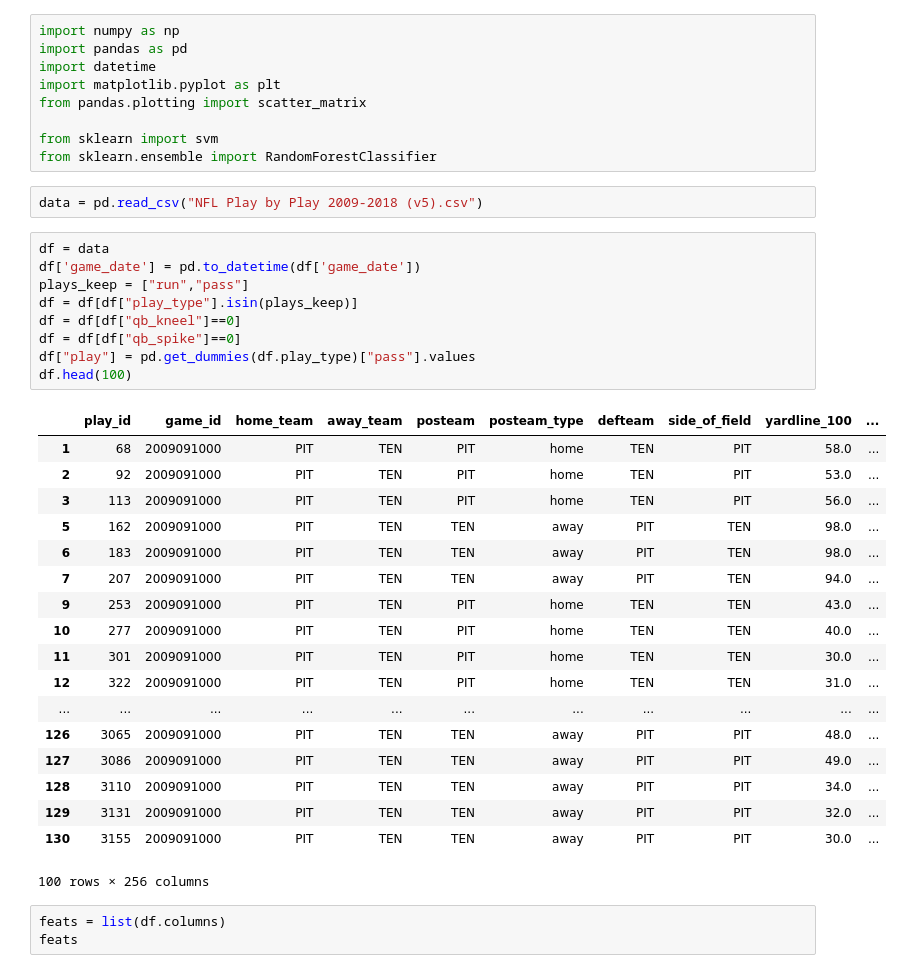
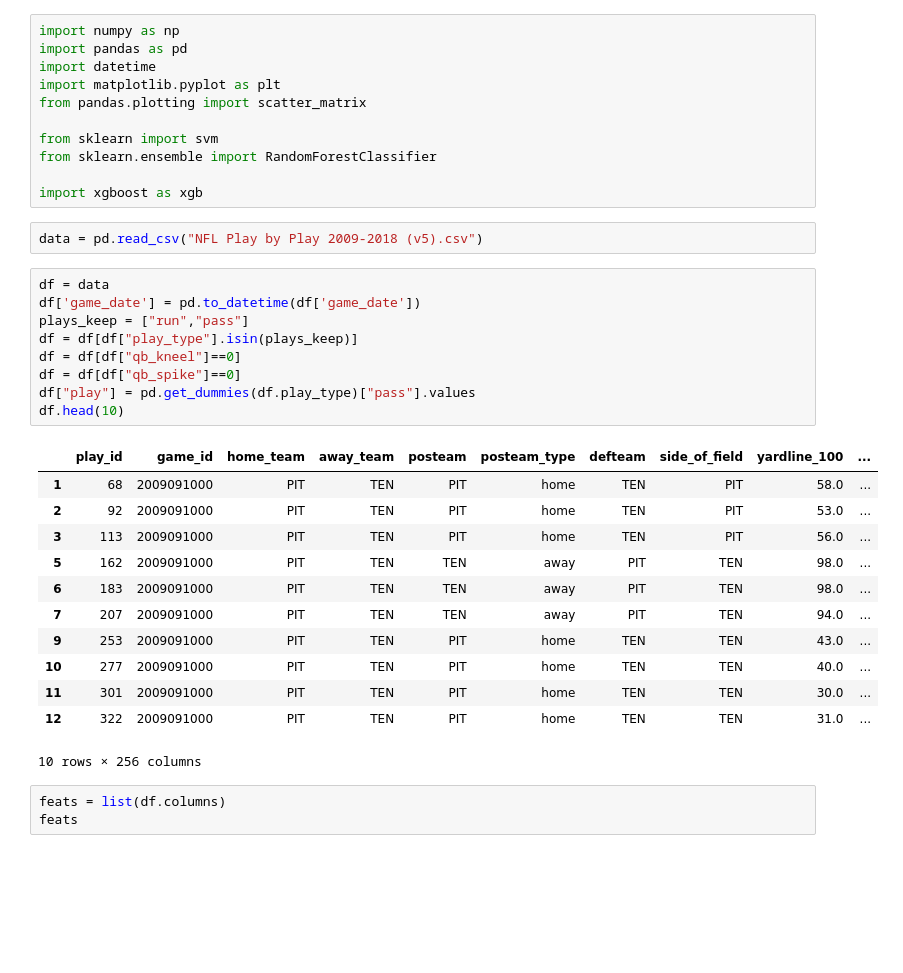
Before and after one commit to milanrshah/ORIE_4741-NFL_Play_Prediction, a Jupyter notebook: nfl/NFL.ipynb, the cells around one changed output. Drawn from its saved outputs; the diff is of its cells as text; blank space fills up the shorter version.

```diff
--- a/nfl/NFL.ipynb
+++ b/nfl/NFL.ipynb
@@ -7,36 +7,32 @@ from pandas.plotting import scatter_matrix
 
 from sklearn import svm
 from sklearn.ensemble import RandomForestClassifier
+
+import xgboost as xgb
 # %%
 data = pd.read_csv("NFL Play by Play 2009-2018 (v5).csv")
 # %%
 df = data
 df['game_date'] = pd.to_datetime(df['game_date'])
 plays_keep = ["run","pass"]
 df = df[df["play_type"].isin(plays_keep)]
 df = df[df["qb_kneel"]==0]
 df = df[df["qb_spike"]==0]
 df["play"] = pd.get_dummies(df.play_type)["pass"].values
-df.head(100)
+df.head(10)
 # %% [output]
 |  | play_id | game_id | home_team | away_team | posteam | posteam_type | defteam | side_of_field | yardline_100 | ... |
 | 1 | 68 | 2009091000 | PIT | TEN | PIT | home | TEN | PIT | 58.0 | ... |
 | 2 | 92 | 2009091000 | PIT | TEN | PIT | home | TEN | PIT | 53.0 | ... |
 | 3 | 113 | 2009091000 | PIT | TEN | PIT | home | TEN | PIT | 56.0 | ... |
 | 5 | 162 | 2009091000 | PIT | TEN | TEN | away | PIT | TEN | 98.0 | ... |
 | 6 | 183 | 2009091000 | PIT | TEN | TEN | away | PIT | TEN | 98.0 | ... |
 | 7 | 207 | 2009091000 | PIT | TEN | TEN | away | PIT | TEN | 94.0 | ... |
 | 9 | 253 | 2009091000 | PIT | TEN | PIT | home | TEN | TEN | 43.0 | ... |
 | 10 | 277 | 2009091000 | PIT | TEN | PIT | home | TEN | TEN | 40.0 | ... |
 | 11 | 301 | 2009091000 | PIT | TEN | PIT | home | TEN | TEN | 30.0 | ... |
 | 12 | 322 | 2009091000 | PIT | TEN | PIT | home | TEN | TEN | 31.0 | ... |
-| ... | ... | ... | ... | ... | ... | ... | ... | ... | ... | ... |
-| 126 | 3065 | 2009091000 | PIT | TEN | TEN | away | PIT | PIT | 48.0 | ... |
-| 127 | 3086 | 2009091000 | PIT | TEN | TEN | away | PIT | PIT | 49.0 | ... |
-| 128 | 3110 | 2009091000 | PIT | TEN | TEN | away | PIT | PIT | 34.0 | ... |
-| 129 | 3131 | 2009091000 | PIT | TEN | TEN | away | PIT | PIT | 32.0 | ... |
-| 130 | 3155 | 2009091000 | PIT | TEN | TEN | away | PIT | PIT | 30.0 | ... |
-100 rows × 256 columns
+10 rows × 256 columns
 # %%
 feats = list(df.columns)
 feats
```
Also changed, not shown: parts of 12 cells of this notebook.
